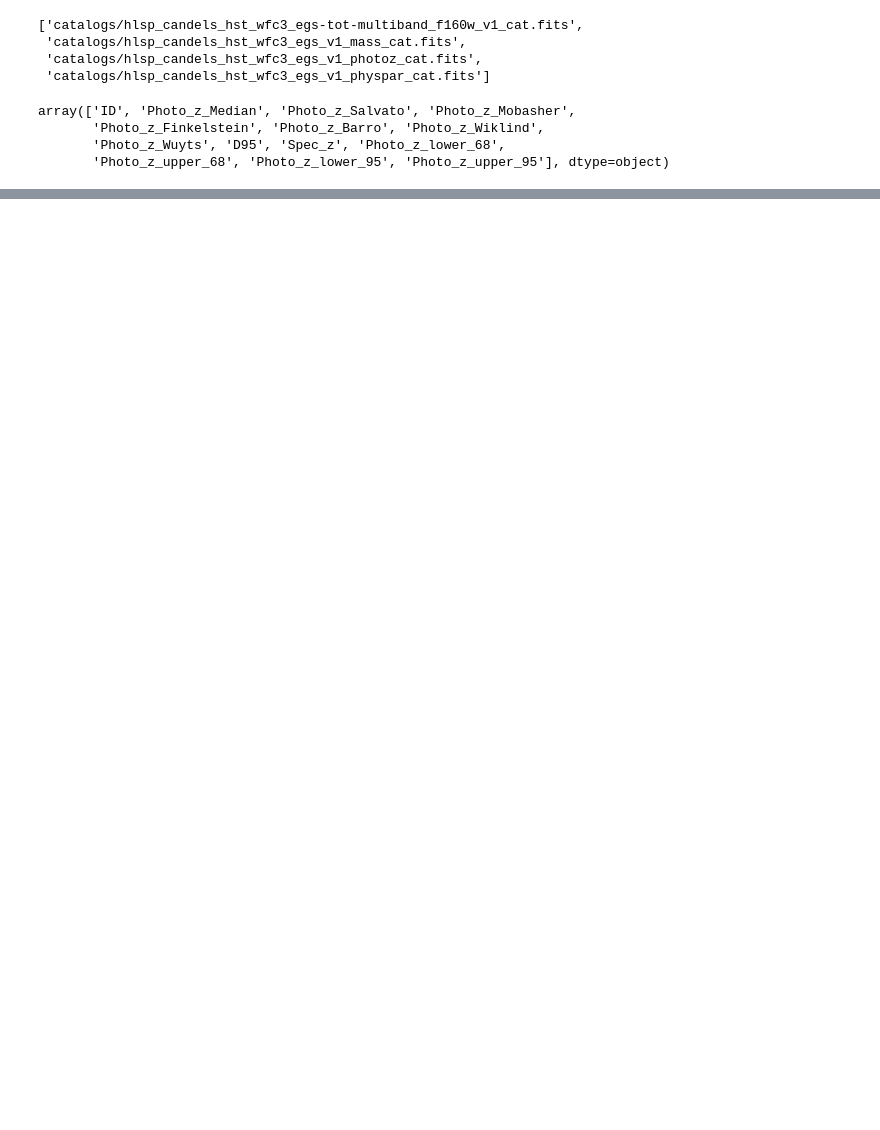
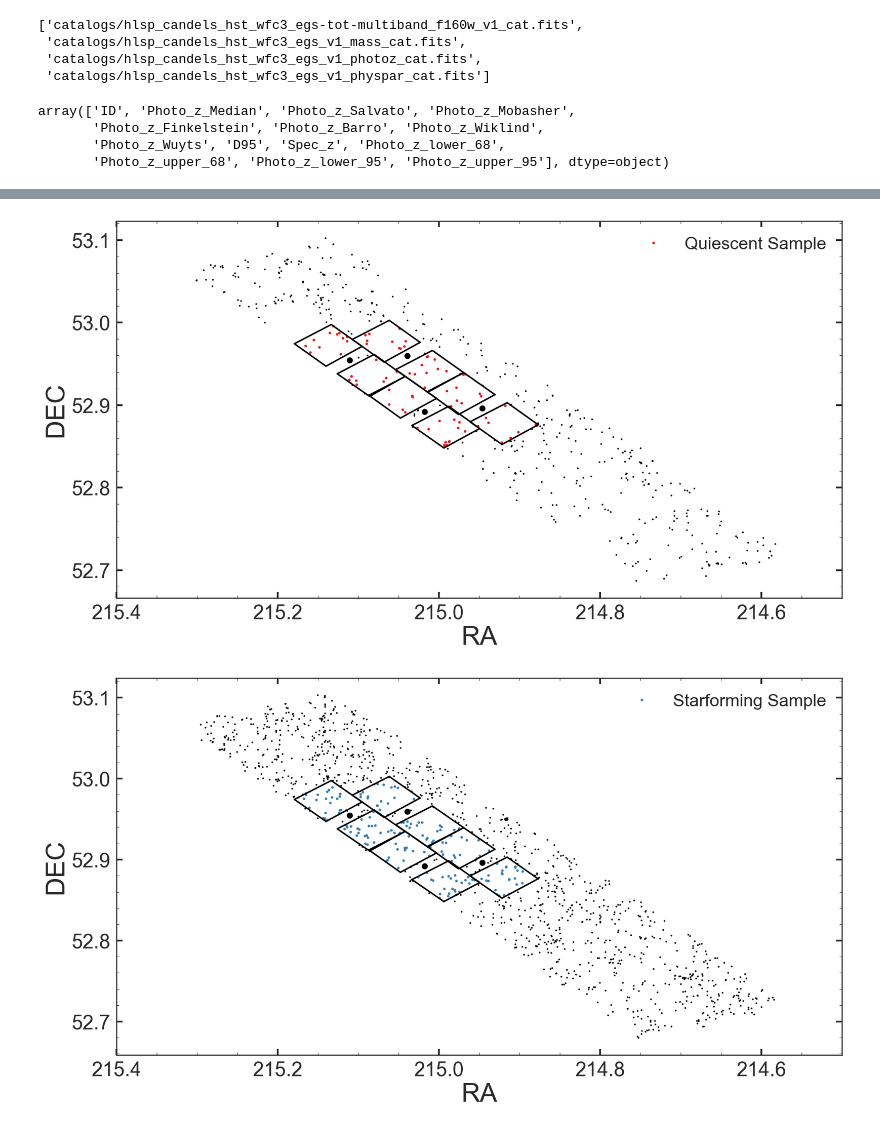
Before and after one commit to Vince-ec/JWST_proposal, a Jupyter notebook: source_find.ipynb, the cells around one changed output, grey strips where cells are left out. Drawn from its saved outputs; the diff is of its cells as text; code cells hidden in the pictures; blank space fills up the shorter version.

```diff
--- a/source_find.ipynb
+++ b/source_find.ipynb
@@ -164,0 +138,14 @@ plt.xlim(215.4,214.5)
+# %%
+box = [[[14,19,58.51], [52,50,53.0]], [[14,20,08.04], [52,52,31.0]], [[14,19,57.06], [52,53,54.6]], [[14,19,47.84], [52,52,17.9]],
+[[14,19,41.22], [52,51,08.2]], [[14,19,50.74], [52,52,47.0]], [[14,19,39.68], [52,54,10.5]], [[14,19,30.46], [52,52,34.4]],
+[[14,20,11.46], [52,53,03.5]], [[14,20,20.86], [52,54,42.7]], [[14,20,10.03], [52,56,05.0]], [[14,20,00.71], [52,54,29.1]],
+[[14,19,54.16], [52,53,18.8]], [[14,20,03.47], [52,54,58.1]], [[14,19,52.63], [52,56,21.7]], [[14,19,43.32], [52,54,45.6]],
+[[14,20,20.63], [52,54,38.0]], [[14,20,30.26], [52,56,16.6]], [[14,20,19.28], [52,57,40.9]], [[14,20,10.10], [52,56,05.0]],
+[[14,20,03.32], [52,54,56.1]], [[14,20,12.86], [52,56,34.8]], [[14,20,01.95], [52,57,58.3]], [[14,19,52.63], [52,56,21.7]],
+[[14,20,33.62], [52,56,49.6]], [[14,20,43.04], [52,58,27.5]], [[14,20,32.06], [52,59,51.2]], [[14,20,22.87], [52,58,16.1]],
+[[14,20,16.30], [52,57,07.2]], [[14,20,25.78], [52,58,46.4]], [[14,20,14.79], [53,0,09.4]], [[14,20,05.60], [52,58,33.5]]]
+# %%
+BOX = []
+for i in range(len(box)):
+    ra,dec = ra_dec_convert(box[i][0],box[i][1])
+    BOX.append([ra,dec])
@@ -164,0 +174,3 @@ plt.xlim(215.4,214.5)
+# %%
+qDF['inout'] = q_inout
+sDF['inout'] = s_inout
@@ -164,0 +188,56 @@ plt.xlim(215.4,214.5)
+# %%
+sampleDF = qDF[qDF.inout == 'in']
+sf_sampleDF = sDF[sDF.inout == 'in']
+# %%
+fig2 = plt.figure(figsize=[15,8])
+ax2 = fig2.add_subplot(111)#,aspect='equal')
+plt.plot(qDF['ra'].values, qDF['dec'].values ,'ko',ms=2)
+plt.plot(sampleDF['ra'], sampleDF['dec'] ,'o',color='#e41a1c',ms=3,label='Quiescent Sample')
+
+for i in range(len(P)):
+    plt.plot(P[i][0],P[i][1],'ko')
+
+u=1
+for i in range(len(BOX)):
+    if u == 4:
+        plt.plot([BOX[i][0],BOX[i-3][0]],[BOX[i][1],BOX[i-3][1]],'k')
+        u=1
+    else:
+        plt.plot([BOX[i][0],BOX[i+1][0]],[BOX[i][1],BOX[i+1][1]],'k')
+        u+=1
+
+plt.xlabel('RA',fontsize=30)
+plt.ylabel('DEC',fontsize=30)
+plt.tick_params(axis='both', which='major', labelsize=23,length = 7, width=2)
+plt.legend(fontsize=20)
+plt.xlim(215.4,214.5)
+plt.savefig('field.png',bbox_inches='tight')
+
+#####################################################
+
+fig2 = plt.figure(figsize=[15,8])
+ax2 = fig2.add_subplot(111)#,aspect='equal')
+plt.plot(sDF['ra'].values, sDF['dec'].values ,'ko',ms=2)
+plt.plot(sf_sampleDF['ra'], sf_sampleDF['dec'] ,'o',color='#377eb8',ms=3,label='Starforming Sample')
+
+for i in range(len(P)):
+    plt.plot(P[i][0],P[i][1],'ko')
+
+u=1
+for i in range(len(BOX)):
+    if u == 4:
+        plt.plot([BOX[i][0],BOX[i-3][0]],[BOX[i][1],BOX[i-3][1]],'k')
+        u=1
+    else:
+        plt.plot([BOX[i][0],BOX[i+1][0]],[BOX[i][1],BOX[i+1][1]],'k')
+        u+=1
+
+plt.xlabel('RA',fontsize=30)
+plt.ylabel('DEC',fontsize=30)
+plt.tick_params(axis='both', which='major', labelsize=23,length = 7, width=2)
+plt.xlim(215.4,214.5)
+plt.legend(fontsize=20)
+plt.savefig('sf_field.png',bbox_inches='tight')
+# %% [output]
+[figure, added]
+[figure, added]
```
Also changed, not shown: parts of 17 cells of this notebook.
